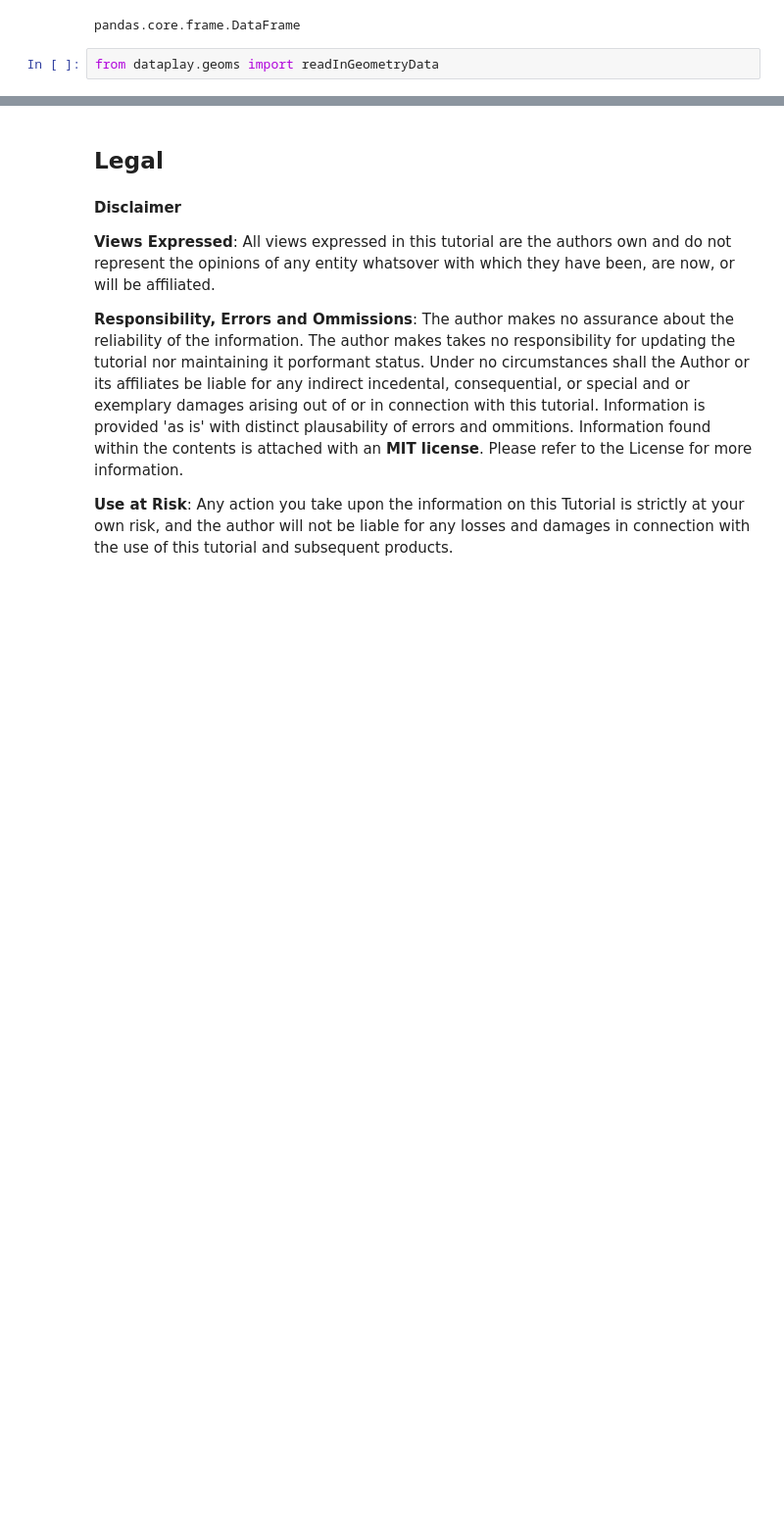
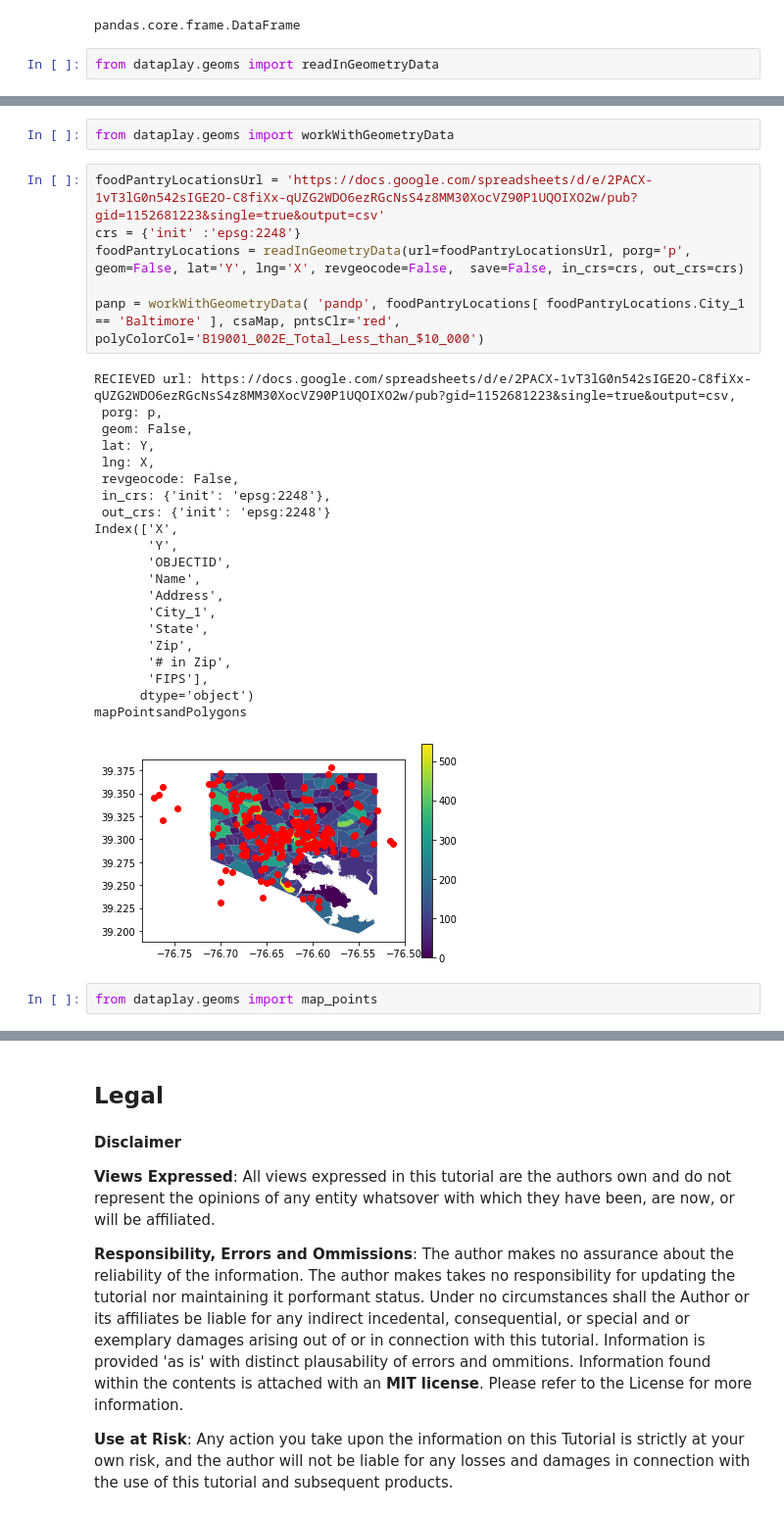
Before and after one commit to karpatic/dataplay, a Jupyter notebook: notebooks/index.ipynb, the cells around one changed output, grey strips where cells are left out. Shown at 98% size. Saved outputs shown, nothing was run; the diff lists cells and outputs as text; blank space fills up the shorter version.

Commit message:
Added Chapter 3 to the index demo

```diff
--- a/notebooks/index.ipynb
+++ b/notebooks/index.ipynb
@@ -166,0 +193,32 @@ banksGdf.plot()
+# %%
+from dataplay.geoms import workWithGeometryData
+# %%
+foodPantryLocationsUrl = 'https://docs.google.com/spreadsheets/d/e/2PACX-1vT3lG0n542sIGE2O-C8fiXx-qUZG2WDO6ezRGcNsS4z8MM30XocVZ90P1UQOIXO2w/pub?gid=1152681223&single=true&output=csv'
+crs = {'init' :'epsg:2248'}
+foodPantryLocations = readInGeometryData(url=foodPantryLocationsUrl, porg='p', geom=False, lat='Y', lng='X', revgeocode=False,  save=False, in_crs=crs, out_crs=crs)
+
+panp = workWithGeometryData( 'pandp', foodPantryLocations[ foodPantryLocations.City_1 == 'Baltimore' ], csaMap, pntsClr='red', polyColorCol='B19001_002E_Total_Less_than_$10_000')
+# %% [output]
+RECIEVED url: https://docs.google.com/spreadsheets/d/e/2PACX-1vT3lG0n542sIGE2O-C8fiXx-qUZG2WDO6ezRGcNsS4z8MM30XocVZ90P1UQOIXO2w/pub?gid=1152681223&single=true&output=csv,
+ porg: p,
+ geom: False,
+ lat: Y,
+ lng: X,
+ revgeocode: False,
+ in_crs: {'init': 'epsg:2248'},
+ out_crs: {'init': 'epsg:2248'}
+Index(['X',
+       'Y',
+       'OBJECTID',
+       'Name',
+       'Address',
+       'City_1',
+       'State',
+       'Zip',
+       '# in Zip',
+       'FIPS'],
+      dtype='object')
+mapPointsandPolygons
+[figure, added]
+# %%
+from dataplay.geoms import map_points
```
Also changed, not shown: parts of 8 cells of this notebook, 15 other files.
